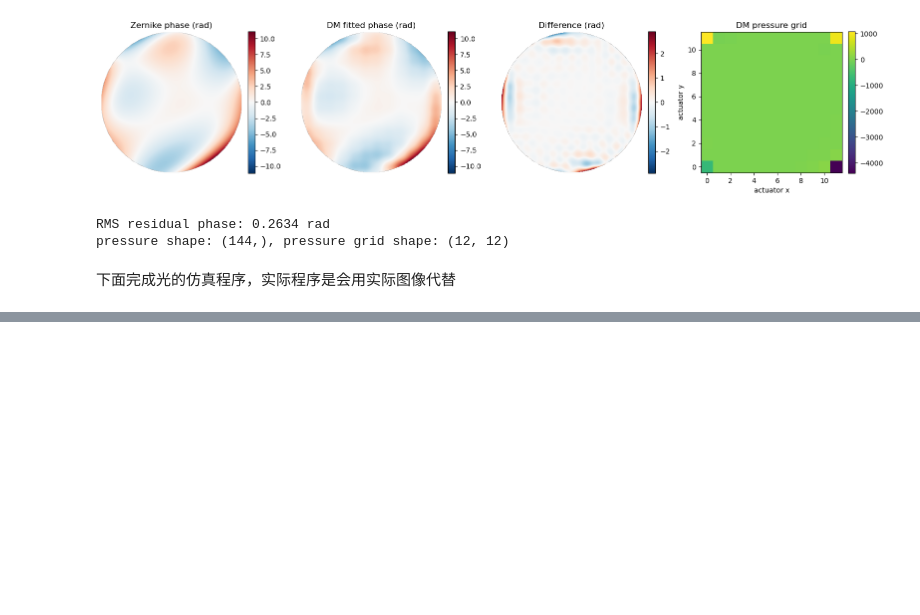
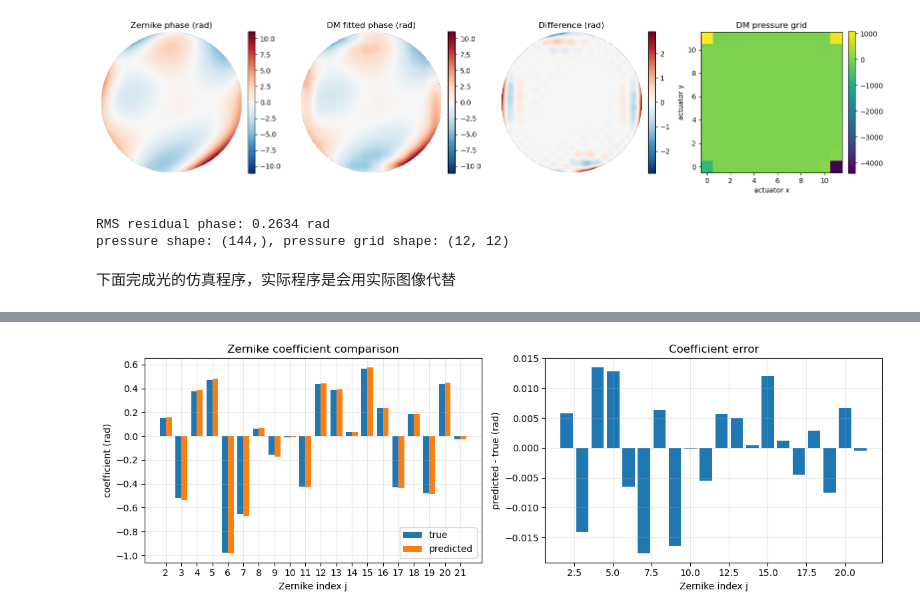
Before and after one commit to congzhou235-prog/sh-prog, a Jupyter notebook: pro.ipynb, the cells around one changed output, grey strips where cells are left out. Cells and saved outputs as stored; diff of their text form; code cells hidden in the pictures; blank space fills up the shorter version.

```diff
--- a/pro.ipynb
+++ b/pro.ipynb
@@ -437,0 +625,93 @@ pressure shape: (144,), pressure grid shape: (12, 12)
+# %%
+def build_zernike_slope_matrix(zernike_indices, xy_m, valid_mask, grid_shape):
+    dm = optical_params["dm"]
+    wavelength_m = optical_params["source"]["wavelength_m"]
+    aperture_m = dm["Nact"] * dm["pitch_m"]
+    ny, nx = grid_shape
+    dx_m = aperture_m / nx
+    dy_m = aperture_m / ny
+
+    xx_m, yy_m = dm_coordinate_grid(mesh_shape=grid_shape)
+    rho = np.sqrt(xx_m**2 + yy_m**2) / (aperture_m / 2)
+    theta = np.arctan2(yy_m, xx_m)
+    pupil = rho <= 1.0
+
+    x_pix = xy_m[:, 0] / dx_m + nx / 2 - 0.5
+    y_pix = xy_m[:, 1] / dy_m + ny / 2 - 0.5
+
+    columns = []
+    for j in zernike_indices:
+        mode = np.zeros(grid_shape, dtype=np.float64)
+        mode[pupil] = zernike_mode(int(j), rho, theta)[pupil]
+        dmode_dy, dmode_dx = np.gradient(mode, dy_m, dx_m)
+
+        mode_slope_x, ok_x = bilinear_sample(wavelength_m / (2 * np.pi) * dmode_dx, x_pix, y_pix)
+        mode_slope_y, ok_y = bilinear_sample(wavelength_m / (2 * np.pi) * dmode_dy, x_pix, y_pix)
+        ok = valid_mask & ok_x & ok_y & np.isfinite(mode_slope_x) & np.isfinite(mode_slope_y)
+
+        col = np.full(2 * np.count_nonzero(valid_mask), np.nan, dtype=np.float64)
+        col[:np.count_nonzero(valid_mask)] = mode_slope_x[valid_mask]
+        col[np.count_nonzero(valid_mask):] = mode_slope_y[valid_mask]
+        columns.append(col)
+
+    return np.column_stack(columns)
+
+
+def predict_zernike_from_spots(reference_points_px, measurement_points_px, lenslet_xy_m, valid_mask, zernike_indices, grid_shape):
+    camera = optical_params["camera"]
+    mla = optical_params["microlens_array"]
+
+    displacement_px = measurement_points_px - reference_points_px
+    measured_slope_x = displacement_px[:, 0] * camera["pixel_pitch_m"] / mla["focal_length_m"]
+    measured_slope_y = displacement_px[:, 1] * camera["pixel_pitch_m"] / mla["focal_length_m"]
+
+    b = np.concatenate([measured_slope_x[valid_mask], measured_slope_y[valid_mask]])
+    A = build_zernike_slope_matrix(zernike_indices, lenslet_xy_m, valid_mask, grid_shape)
+
+    keep = np.all(np.isfinite(A), axis=1) & np.isfinite(b)
+    coeff_pred_rad, *_ = np.linalg.lstsq(A[keep], b[keep], rcond=1e-6)
+    return coeff_pred_rad
+
+
+zernike_indices = np.array([c["j"] for c in zernike_coeffs], dtype=int)
+zernike_coeff_true_rad = np.array([c["coeff_rad"] for c in zernike_coeffs], dtype=np.float64)
+
+zernike_coeff_pred_rad = predict_zernike_from_spots(
+    reference_points_px=reference_points_px,
+    measurement_points_px=measurement_points_px,
+    lenslet_xy_m=lenslet_xy_m,
+    valid_mask=spot_valid,
+    zernike_indices=zernike_indices,
+    grid_shape=zernike_phase_rad.shape,
+)
+
+zernike_coeff_error_rad = zernike_coeff_pred_rad - zernike_coeff_true_rad
+coeff_rms_error_rad = float(np.sqrt(np.mean(zernike_coeff_error_rad**2)))
+
+fig, axes = plt.subplots(1, 2, figsize=(12, 4))
+width = 0.38
+x = np.arange(len(zernike_indices))
+
+axes[0].bar(x - width / 2, zernike_coeff_true_rad, width=width, label="true")
+axes[0].bar(x + width / 2, zernike_coeff_pred_rad, width=width, label="predicted")
+axes[0].set_xticks(x)
+axes[0].set_xticklabels(zernike_indices)
+axes[0].set_xlabel("Zernike index j")
+axes[0].set_ylabel("coefficient (rad)")
+axes[0].set_title("Zernike coefficient comparison")
+axes[0].grid(alpha=0.3)
+axes[0].legend()
+
+axes[1].bar(zernike_indices, zernike_coeff_error_rad)
+axes[1].set_xlabel("Zernike index j")
+axes[1].set_ylabel("predicted - true (rad)")
+axes[1].set_title("Coefficient error")
+axes[1].grid(alpha=0.3)
+
+plt.tight_layout()
+plt.show()
+
+print(f"coefficient RMS error: {coeff_rms_error_rad:.6f} rad")
+print(f"valid spots used: {np.count_nonzero(spot_valid)}")
+# %% [output]
+[figure, added]
```
Also changed, not shown: parts of 3 cells of this notebook.
